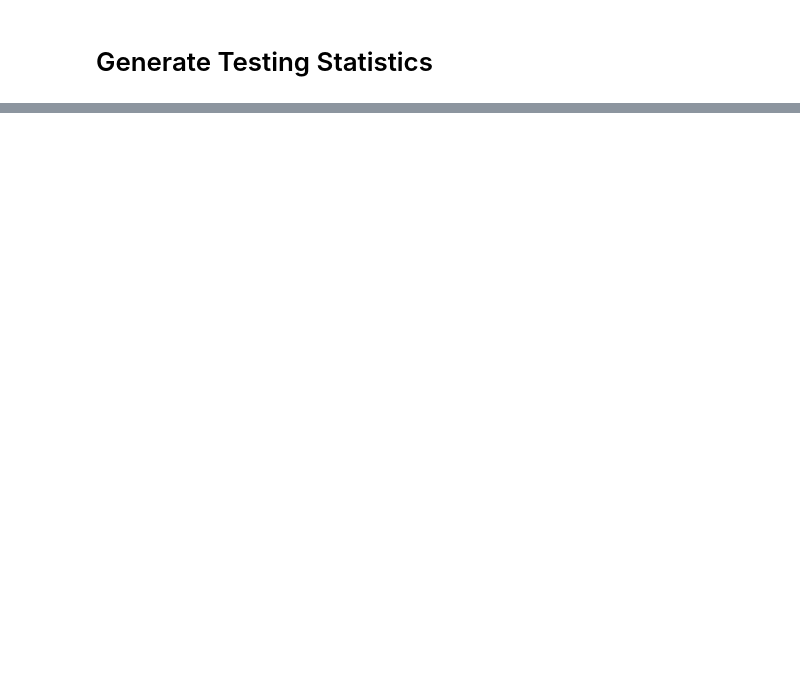
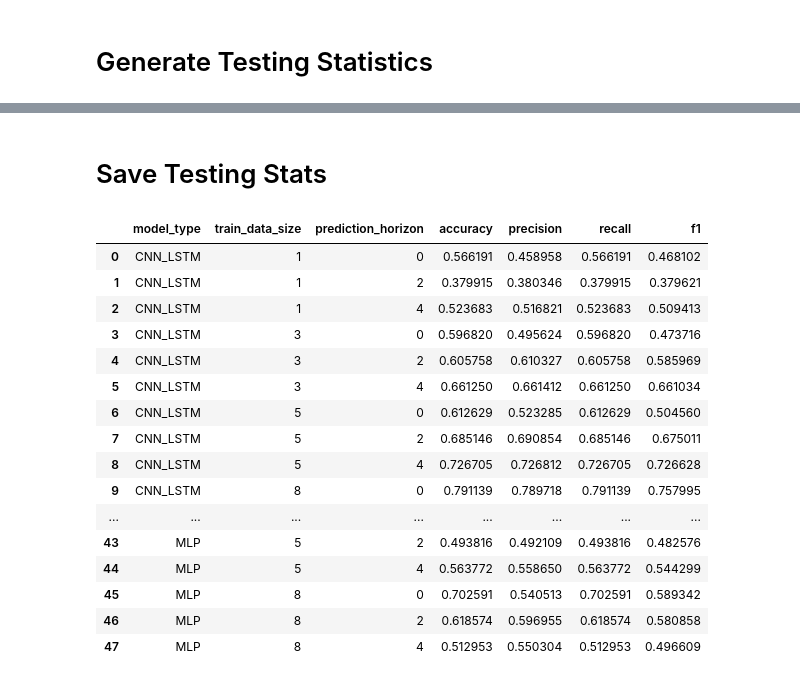
Before and after one commit to Alex-Zhang2003/AFM423_FinalProject, a Jupyter notebook: evaluate_models.ipynb, the cells around one changed output, grey strips where cells are left out. Cells and saved outputs as stored; diff of their text form; code cells hidden in the pictures; blank space fills up the shorter version.

Commit message:
added testing results

```diff
--- a/evaluate_models.ipynb
+++ b/evaluate_models.ipynb
@@ -92,0 +83,29 @@ KeyboardInterrupt
+# %% [markdown]
+# Save Testing Stats
+# %%
+import pandas as pd
+import pickle
+
+testing_results = pd.DataFrame(testing_results)
+with open('testing_results.pkl', 'wb') as f:
+    pickle.dump(testing_results, f)
+# %%
+testing_results
+# %% [output]
+|  | model_type | train_data_size | prediction_horizon | accuracy | precision | recall | f1 |
+| 0 | CNN_LSTM | 1 | 0 | 0.566191 | 0.458958 | 0.566191 | 0.468102 |
+| 1 | CNN_LSTM | 1 | 2 | 0.379915 | 0.380346 | 0.379915 | 0.379621 |
+| 2 | CNN_LSTM | 1 | 4 | 0.523683 | 0.516821 | 0.523683 | 0.509413 |
+| 3 | CNN_LSTM | 3 | 0 | 0.596820 | 0.495624 | 0.596820 | 0.473716 |
+| 4 | CNN_LSTM | 3 | 2 | 0.605758 | 0.610327 | 0.605758 | 0.585969 |
+| 5 | CNN_LSTM | 3 | 4 | 0.661250 | 0.661412 | 0.661250 | 0.661034 |
+| 6 | CNN_LSTM | 5 | 0 | 0.612629 | 0.523285 | 0.612629 | 0.504560 |
+| 7 | CNN_LSTM | 5 | 2 | 0.685146 | 0.690854 | 0.685146 | 0.675011 |
+| 8 | CNN_LSTM | 5 | 4 | 0.726705 | 0.726812 | 0.726705 | 0.726628 |
+| 9 | CNN_LSTM | 8 | 0 | 0.791139 | 0.789718 | 0.791139 | 0.757995 |
+| ... | ... | ... | ... | ... | ... | ... | ... |
+| 43 | MLP | 5 | 2 | 0.493816 | 0.492109 | 0.493816 | 0.482576 |
+| 44 | MLP | 5 | 4 | 0.563772 | 0.558650 | 0.563772 | 0.544299 |
+| 45 | MLP | 8 | 0 | 0.702591 | 0.540513 | 0.702591 | 0.589342 |
+| 46 | MLP | 8 | 2 | 0.618574 | 0.596955 | 0.618574 | 0.580858 |
+| 47 | MLP | 8 | 4 | 0.512953 | 0.550304 | 0.512953 | 0.496609 |
```
Also changed, not shown: parts of 2 cells of this notebook, 1 other file.
